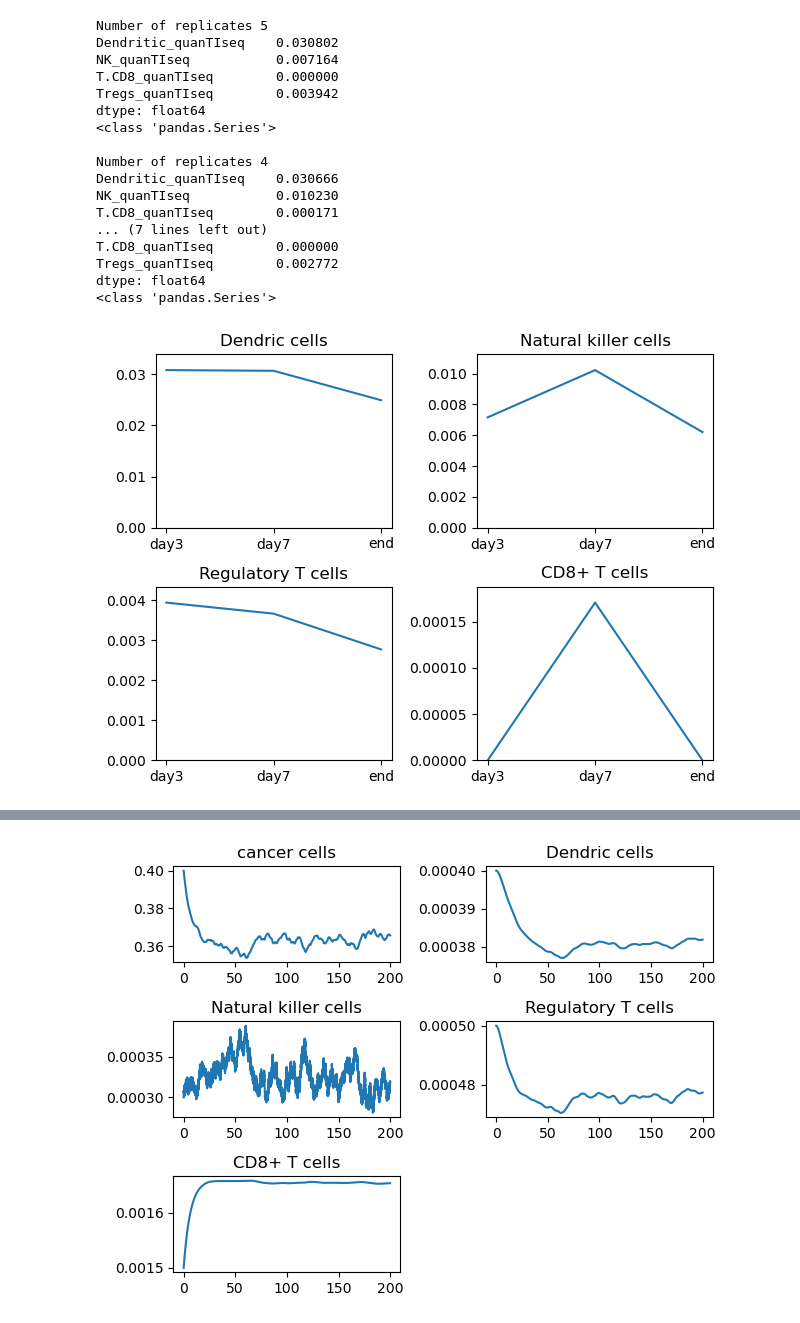
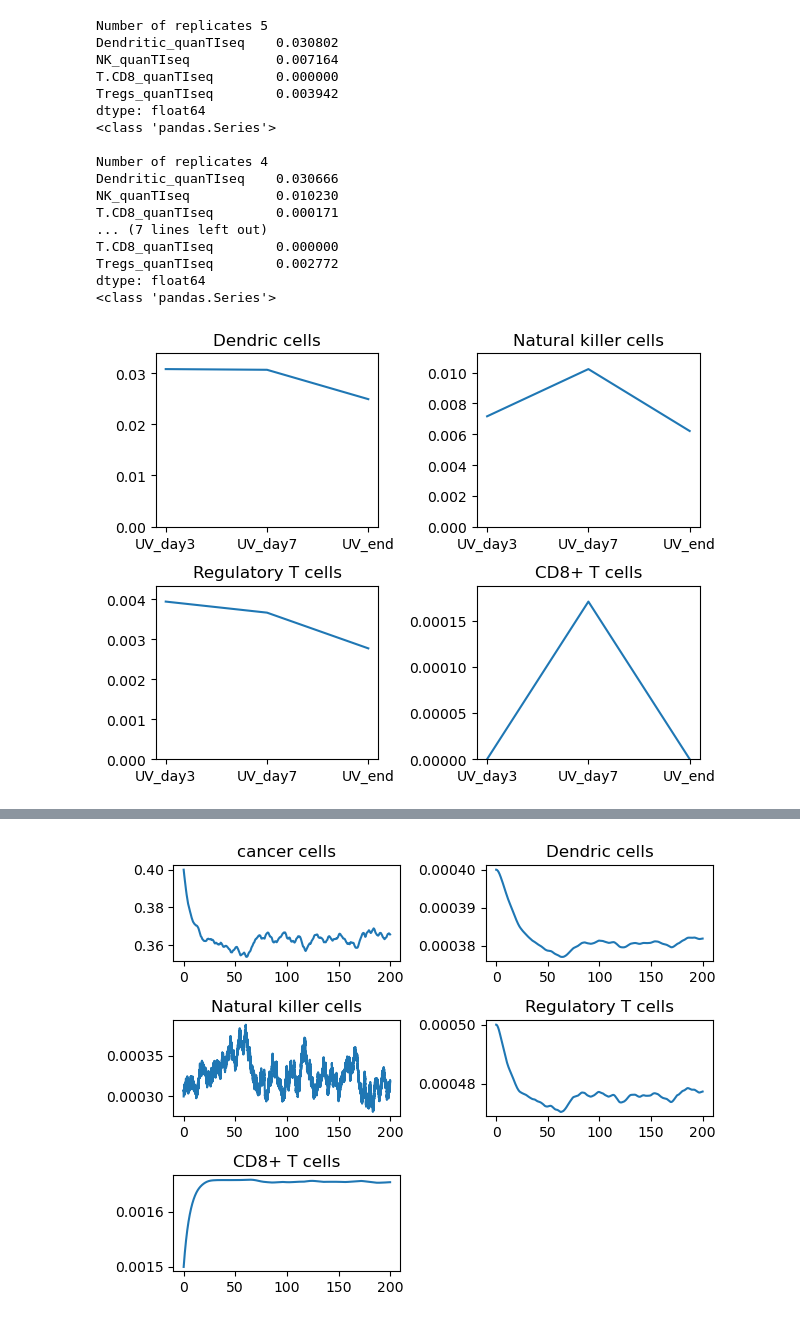
Before and after one commit to ZP-likes-coding/Cancer_immune_interaction, a Jupyter notebook: ode-sde_ilina.ipynb, the cells around one changed output, grey strips where cells are left out. Cells and saved outputs as stored; diff of their text form; code cells hidden in the pictures.

```diff
--- a/ode-sde_ilina.ipynb
+++ b/ode-sde_ilina.ipynb
@@ -48,7 +47,7 @@ for day in ["day3","day7","end"]:
     T8s.append(averages["T.CD8_quanTIseq"])
     Tregs.append(averages["Tregs_quanTIseq"])
 
-time_points = ["day3","day7","end"]
+time_points = ["UV_day3","UV_day7","UV_end"]
 
 fig,ax = plt.subplots(2,2)
 
@@ -64,31 +63,31 @@ NKplot.set_ylim(0.0,max(NKs)*1.1)
 Tregplot = ax[1,0]
 Tregplot.plot(time_points,Tregs)
 Tregplot.set_title('Regulatory T cells')
 Tregplot.set_ylim(0.0,max(Tregs)*1.1)
 
 T8plot = ax[1,1]
 T8plot.plot(time_points,T8s)
 T8plot.set_title('CD8+ T cells')
 T8plot.set_ylim(0.0,max(T8s)*1.1)
 
 plt.tight_layout()
 plt.show()
 # %% [output]
 Number of replicates 5
 Dendritic_quanTIseq    0.030802
 NK_quanTIseq           0.007164
 T.CD8_quanTIseq        0.000000
 Tregs_quanTIseq        0.003942
 dtype: float64
 <class 'pandas.Series'>
 
 Number of replicates 4
 Dendritic_quanTIseq    0.030666
 NK_quanTIseq           0.010230
 T.CD8_quanTIseq        0.000171
 ... (7 lines left out)
 T.CD8_quanTIseq        0.000000
 Tregs_quanTIseq        0.002772
 dtype: float64
 <class 'pandas.Series'>
-[figure, old version]
+[figure, new version]
```
Also changed, not shown: parts of 12 cells of this notebook.
